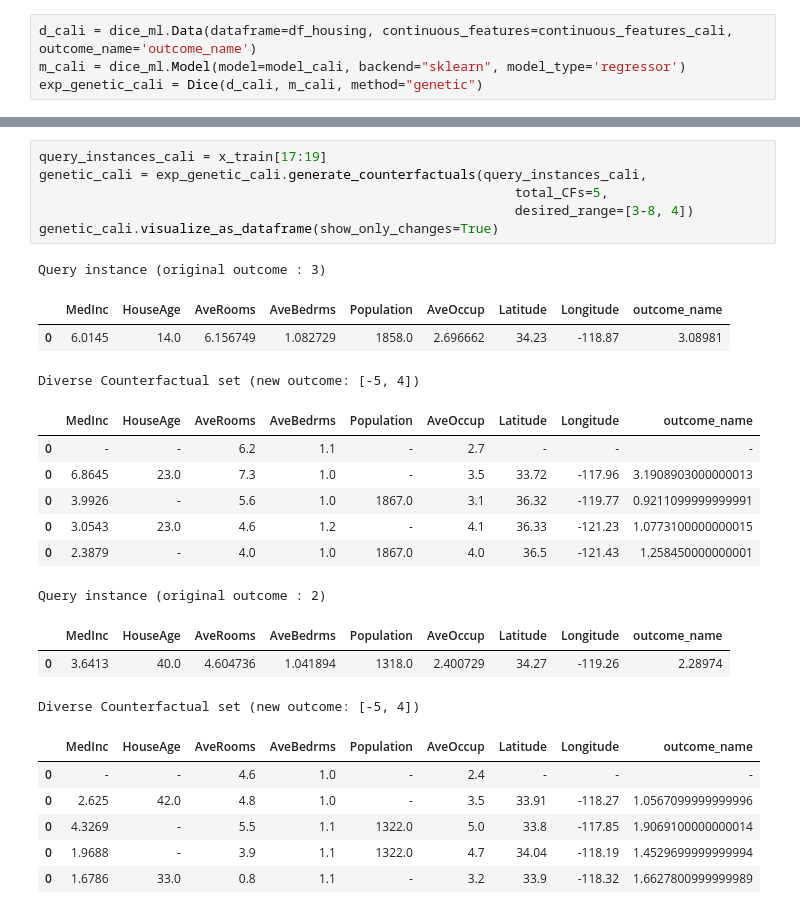
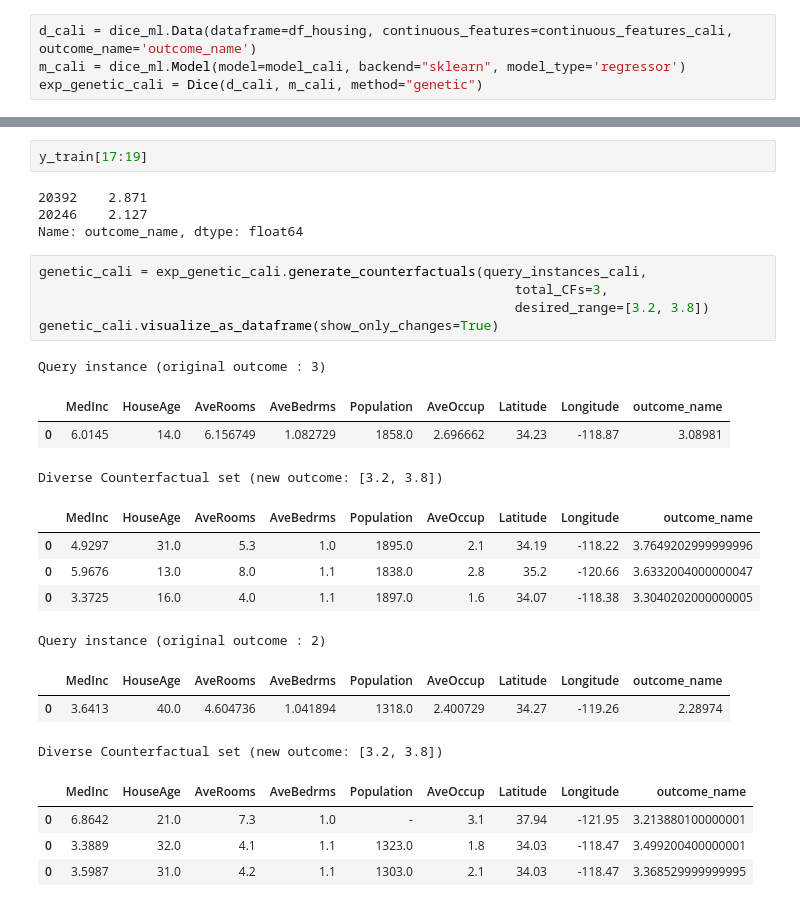
Before and after one commit to danielsaggau/DICE, a Jupyter notebook: Cali_DICE.ipynb, the cells around one changed output, grey strips where cells are left out. Cells and saved outputs as stored; diff of their text form.

```diff
--- a/Cali_DICE.ipynb
+++ b/Cali_DICE.ipynb
@@ -59,27 +66,28 @@ exp_genetic_cali = Dice(d_cali, m_cali, method="genetic")
+# %%
+y_train[17:19]
+# %% [output]
+20392    2.871
+20246    2.127
+Name: outcome_name, dtype: float64
 # %%
-query_instances_cali = x_train[17:19]
 genetic_cali = exp_genetic_cali.generate_counterfactuals(query_instances_cali,
-                                                             total_CFs=5,
-                                                             desired_range=[3-8, 4])
+                                                             total_CFs=3,
+                                                             desired_range=[3.2, 3.8])
 genetic_cali.visualize_as_dataframe(show_only_changes=True)
 # %% [output]
 Query instance (original outcome : 3)
 |  | MedInc | HouseAge | AveRooms | AveBedrms | Population | AveOccup | Latitude | Longitude | outcome_name |
 | 0 | 6.0145 | 14.0 | 6.156749 | 1.082729 | 1858.0 | 2.696662 | 34.23 | -118.87 | 3.08981 |
-Diverse Counterfactual set (new outcome: [-5, 4])
+Diverse Counterfactual set (new outcome: [3.2, 3.8])
 |  | MedInc | HouseAge | AveRooms | AveBedrms | Population | AveOccup | Latitude | Longitude | outcome_name |
-| 0 | - | - | 6.2 | 1.1 | - | 2.7 | - | - | - |
-| 0 | 6.8645 | 23.0 | 7.3 | 1.0 | - | 3.5 | 33.72 | -117.96 | 3.1908903000000013 |
-| 0 | 3.9926 | - | 5.6 | 1.0 | 1867.0 | 3.1 | 36.32 | -119.77 | 0.9211099999999991 |
-| 0 | 3.0543 | 23.0 | 4.6 | 1.2 | - | 4.1 | 36.33 | -121.23 | 1.0773100000000015 |
-| 0 | 2.3879 | - | 4.0 | 1.0 | 1867.0 | 4.0 | 36.5 | -121.43 | 1.258450000000001 |
+| 0 | 4.9297 | 31.0 | 5.3 | 1.0 | 1895.0 | 2.1 | 34.19 | -118.22 | 3.7649202999999996 |
+| 0 | 5.9676 | 13.0 | 8.0 | 1.1 | 1838.0 | 2.8 | 35.2 | -120.66 | 3.6332004000000047 |
+| 0 | 3.3725 | 16.0 | 4.0 | 1.1 | 1897.0 | 1.6 | 34.07 | -118.38 | 3.3040202000000005 |
 Query instance (original outcome : 2)
 |  | MedInc | HouseAge | AveRooms | AveBedrms | Population | AveOccup | Latitude | Longitude | outcome_name |
 | 0 | 3.6413 | 40.0 | 4.604736 | 1.041894 | 1318.0 | 2.400729 | 34.27 | -119.26 | 2.28974 |
-Diverse Counterfactual set (new outcome: [-5, 4])
+Diverse Counterfactual set (new outcome: [3.2, 3.8])
 |  | MedInc | HouseAge | AveRooms | AveBedrms | Population | AveOccup | Latitude | Longitude | outcome_name |
-| 0 | - | - | 4.6 | 1.0 | - | 2.4 | - | - | - |
-| 0 | 2.625 | 42.0 | 4.8 | 1.0 | - | 3.5 | 33.91 | -118.27 | 1.0567099999999996 |
-| 0 | 4.3269 | - | 5.5 | 1.1 | 1322.0 | 5.0 | 33.8 | -117.85 | 1.9069100000000014 |
-| 0 | 1.9688 | - | 3.9 | 1.1 | 1322.0 | 4.7 | 34.04 | -118.19 | 1.4529699999999994 |
-| 0 | 1.6786 | 33.0 | 0.8 | 1.1 | - | 3.2 | 33.9 | -118.32 | 1.6627800999999989 |
+| 0 | 6.8642 | 21.0 | 7.3 | 1.0 | - | 3.1 | 37.94 | -121.95 | 3.213880100000001 |
+| 0 | 3.3889 | 32.0 | 4.1 | 1.1 | 1323.0 | 1.8 | 34.03 | -118.47 | 3.499200400000001 |
+| 0 | 3.5987 | 31.0 | 4.2 | 1.1 | 1303.0 | 2.1 | 34.03 | -118.47 | 3.368529999999995 |
```
Also changed, not shown: parts of 1 cell of this notebook.
